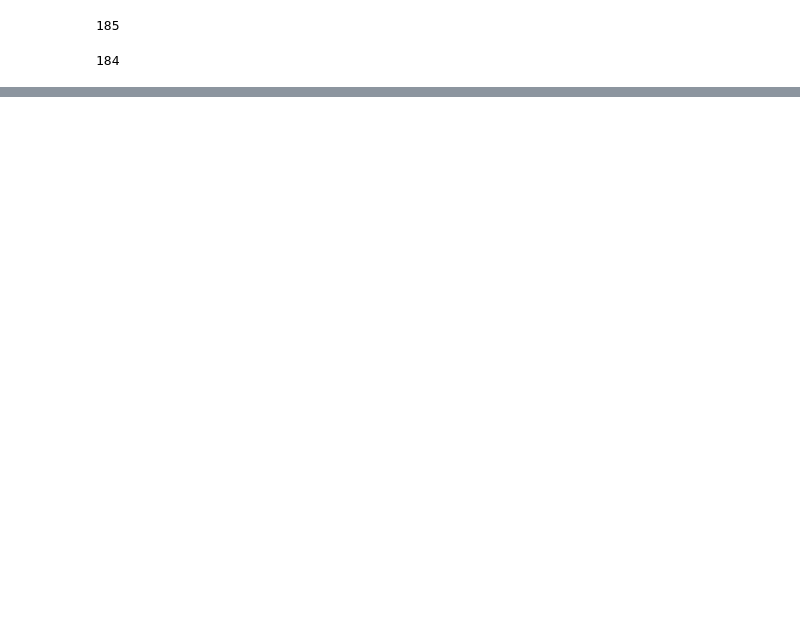
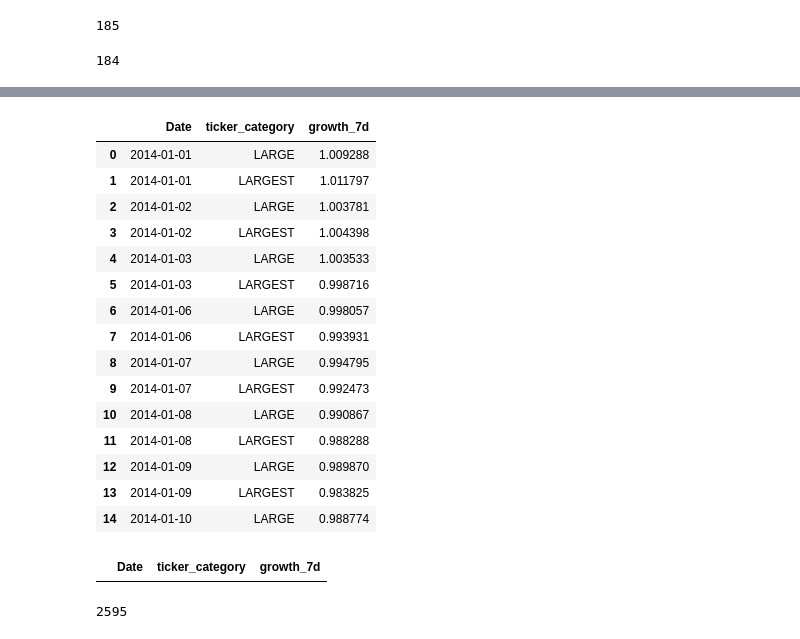
Before and after one commit to MekongDelta-mind/stock-markets-analytics-zoomcamp, a Jupyter notebook: cohorts/2024/mod2_sma_in_python.ipynb, the cells around one changed output, grey strips where cells are left out. Drawn from its saved outputs; the diff is of its cells as text; code cells hidden in the pictures; blank space fills up the shorter version.

```diff
--- a/cohorts/2024/mod2_sma_in_python.ipynb
+++ b/cohorts/2024/mod2_sma_in_python.ipynb
@@ -542,0 +888,30 @@ stacked_ipos_df_before_mar_2024_filtered.describe()
+# %%
+q3_dataframe = stocks_df.groupby(['Date','ticker_category']).growth_7d.mean().reset_index()
+q3_dataframe = q3_dataframe[q3_dataframe['Date'] >= date(2014,1,1)].reset_index(drop='index')
+# %%
+q3_dataframe.head(15)
+# %% [output]
+|  | Date | ticker_category | growth_7d |
+| 0 | 2014-01-01 | LARGE | 1.009288 |
+| 1 | 2014-01-01 | LARGEST | 1.011797 |
+| 2 | 2014-01-02 | LARGE | 1.003781 |
+| 3 | 2014-01-02 | LARGEST | 1.004398 |
+| 4 | 2014-01-03 | LARGE | 1.003533 |
+| 5 | 2014-01-03 | LARGEST | 0.998716 |
+| 6 | 2014-01-06 | LARGE | 0.998057 |
+| 7 | 2014-01-06 | LARGEST | 0.993931 |
+| 8 | 2014-01-07 | LARGE | 0.994795 |
+| 9 | 2014-01-07 | LARGEST | 0.992473 |
+| 10 | 2014-01-08 | LARGE | 0.990867 |
+| 11 | 2014-01-08 | LARGEST | 0.988288 |
+| 12 | 2014-01-09 | LARGE | 0.989870 |
+| 13 | 2014-01-09 | LARGEST | 0.983825 |
+| 14 | 2014-01-10 | LARGE | 0.988774 |
+# %%
+q3_dataframe[(q3_dataframe['Date']=='2014-01-01') & q3_dataframe['ticker_category']=='LARGE']
+# %% [output]
+|  | Date | ticker_category | growth_7d |
+# %%
+len(q3_dataframe['Date'].unique())
+# %% [output]
+2595
```
Also changed, not shown: parts of 54 cells of this notebook.
